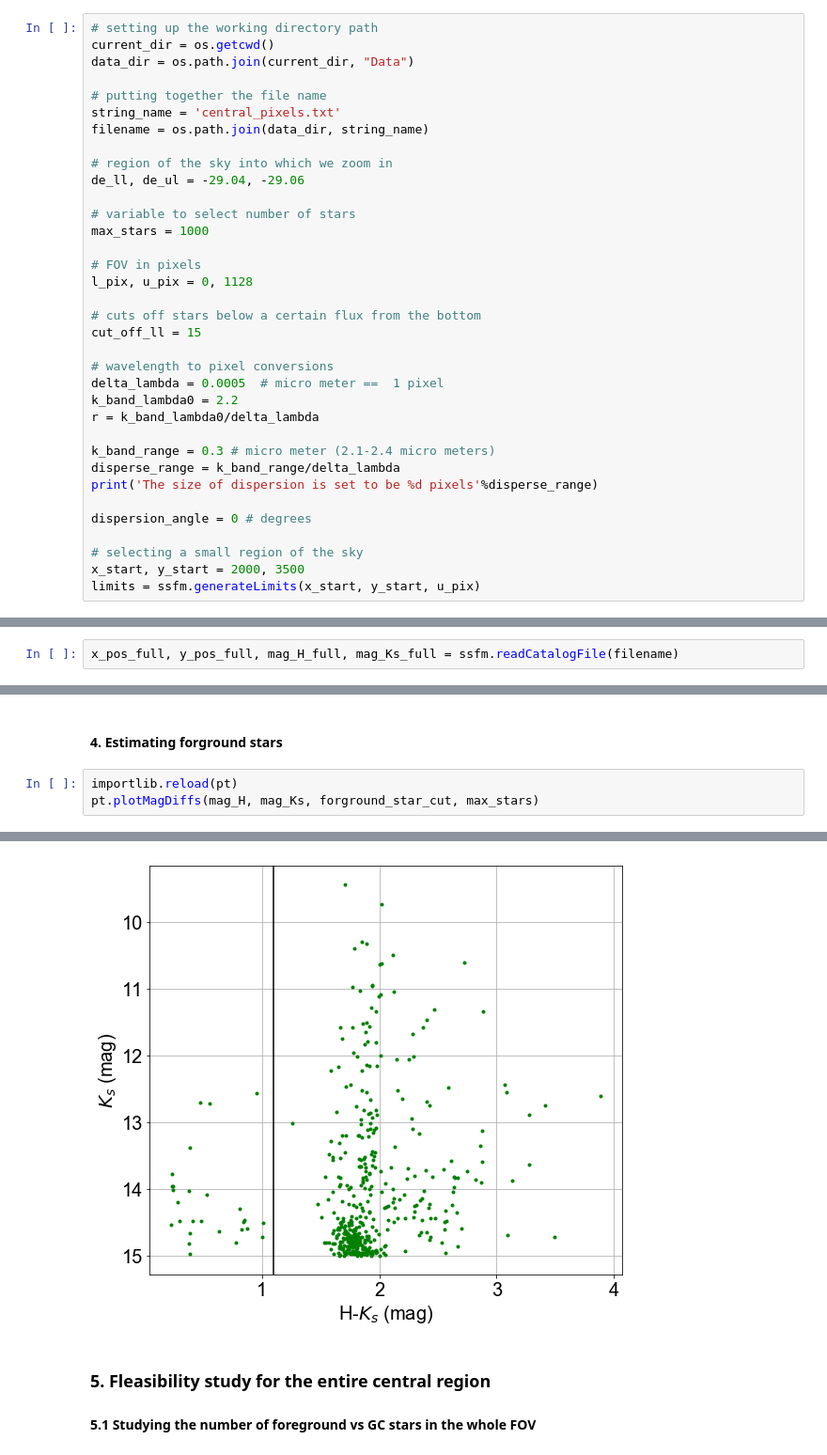
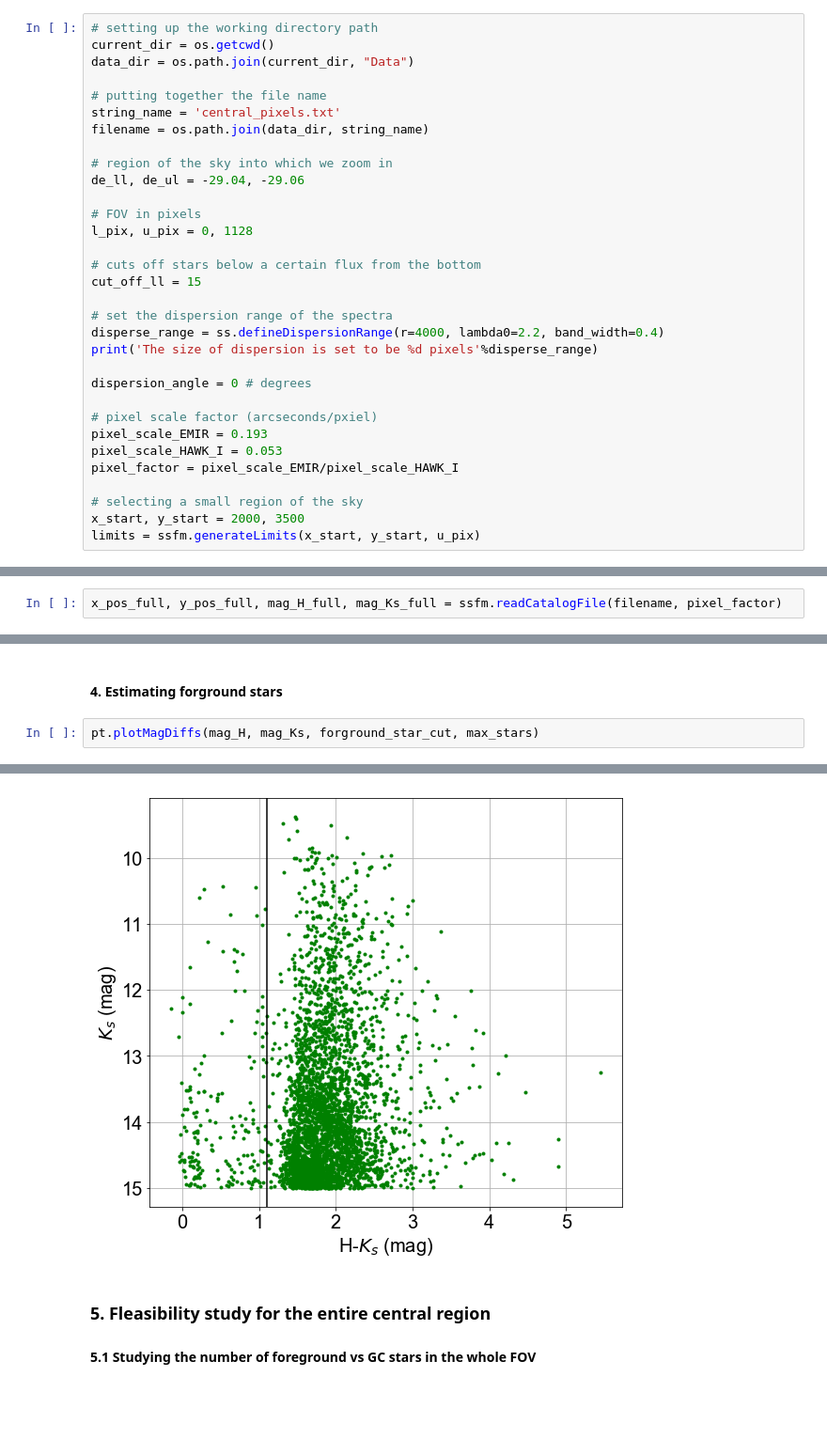
Before and after one commit to SoumyaShreeram/Slitless_spectroscopy, a Jupyter notebook: 02_Using_GALACTICNUCLEUS_catalog_to_produce_spectral_images.ipynb, the cells around one changed output, grey strips where cells are left out. Shown at 94% size. Saved outputs shown, nothing was run; the diff lists cells and outputs as text; blank space fills up the shorter version.

```diff
--- a/02_Using_GALACTICNUCLEUS_catalog_to_produce_spectral_images.ipynb
+++ b/02_Using_GALACTICNUCLEUS_catalog_to_produce_spectral_images.ipynb
@@ -69,26 +69,23 @@ filename = os.path.join(data_dir, string_name)
 # region of the sky into which we zoom in
 de_ll, de_ul = -29.04, -29.06
 
-# variable to select number of stars
-max_stars = 1000
-
 # FOV in pixels
 l_pix, u_pix = 0, 1128
 
 # cuts off stars below a certain flux from the bottom
 cut_off_ll = 15
 
-# wavelength to pixel conversions
-delta_lambda = 0.0005  # micro meter ==  1 pixel
-k_band_lambda0 = 2.2
-r = k_band_lambda0/delta_lambda
-
-k_band_range = 0.3 # micro meter (2.1-2.4 micro meters)
-disperse_range = k_band_range/delta_lambda
+# set the dispersion range of the spectra
+disperse_range = ss.defineDispersionRange(r=4000, lambda0=2.2, band_width=0.4)
 print('The size of dispersion is set to be %d pixels'%disperse_range)
 
 dispersion_angle = 0 # degrees
 
+# pixel scale factor (arcseconds/pxiel)
+pixel_scale_EMIR = 0.193
+pixel_scale_HAWK_I = 0.053
+pixel_factor = pixel_scale_EMIR/pixel_scale_HAWK_I
+
 # selecting a small region of the sky
 x_start, y_start = 2000, 3500
 limits = ssfm.generateLimits(x_start, y_start, u_pix)
@@ -112,7 +109,7 @@ hot_stars_arr = np.arange(2, 12, 2)/100
 # %% [markdown]
 Reading the central catalogue file
 # %%
-x_pos_full, y_pos_full, mag_H_full, mag_Ks_full = ssfm.readCatalogFile(filename)
+x_pos_full, y_pos_full, mag_H_full, mag_Ks_full = ssfm.readCatalogFile(filename, pixel_factor)
 # %% [markdown]
 #### 2. Selection Procedure
 
@@ -190,6 +191,5 @@ pt.plotContour(l_pix, u_pix, ss.addNoise(flux_matrix2D, u_pix))
 # %% [markdown]
 #### 4. Estimating forground stars
 # %%
-importlib.reload(pt)
 pt.plotMagDiffs(mag_H, mag_Ks, forground_star_cut, max_stars)
 # %% [output]
@@ -197,4 +197,4 @@ Forground population of stars in sample (H-K_s < 1.1): 27 stars
-[figure, old version]
+[figure, new version]
 # %% [markdown]
 ### 5. Fleasibility study for the entire central region
 
```
Also changed, not shown: parts of 16 cells of this notebook, 8 other files.
